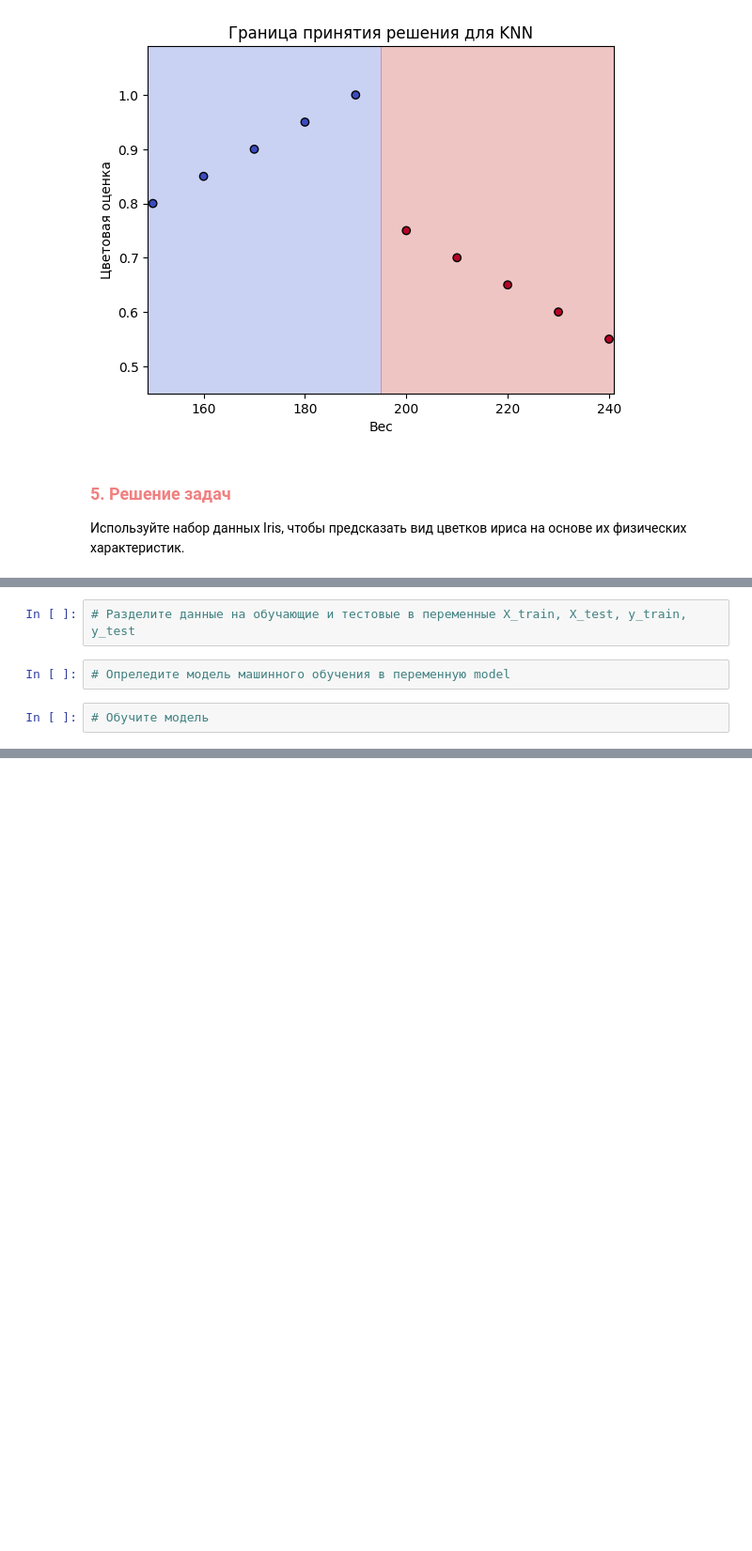
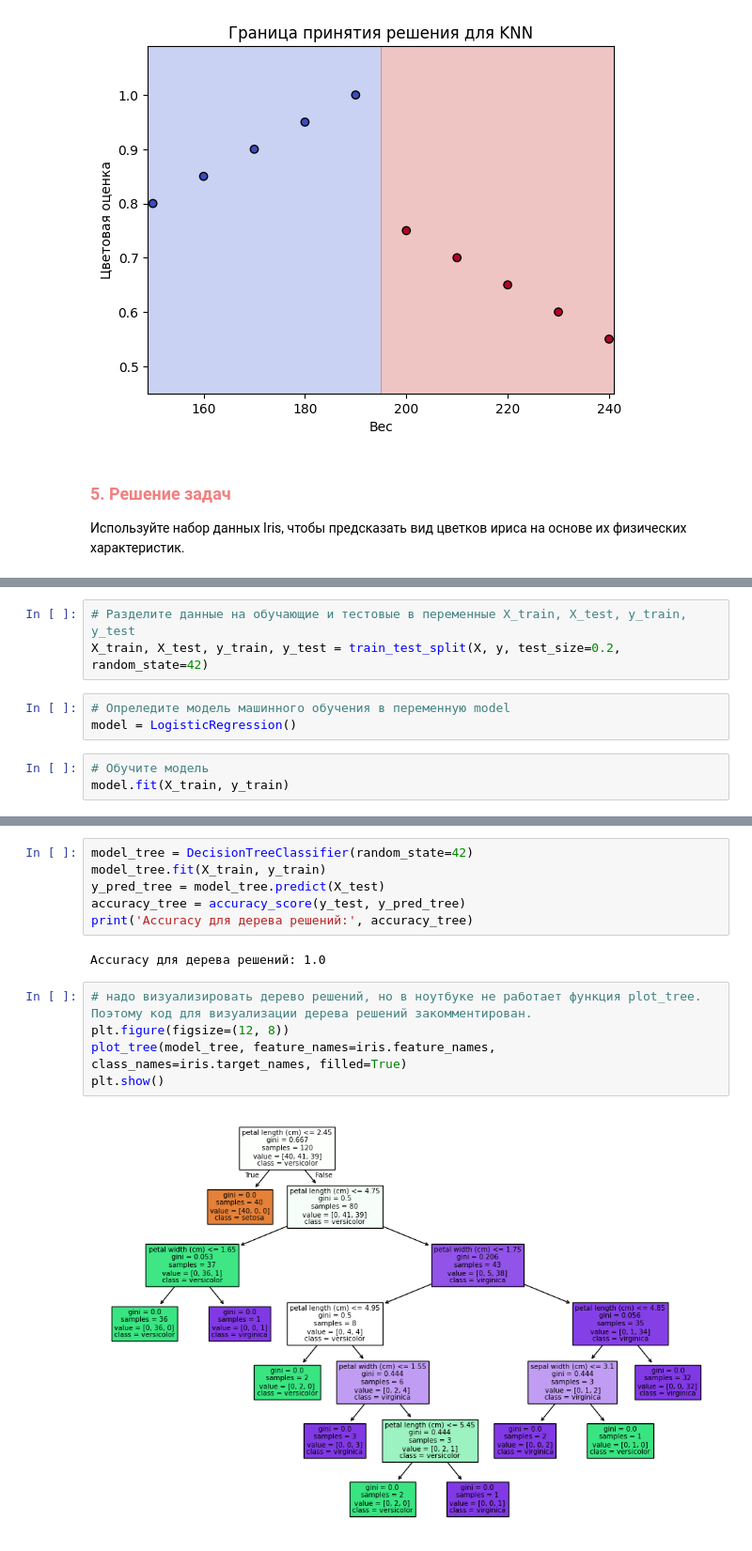
Before and after one commit to gggvitalii90/python_analytics_ich_120925, a Jupyter notebook: notebooks/Python for DA_L21_2-for_students.ipynb, the cells around one changed output, grey strips where cells are left out. Shown at 94% size. Drawn from its saved outputs; the diff is of its cells as text; blank space fills up the shorter version.

```diff
--- a/notebooks/Python for DA_L21_2-for_students.ipynb
+++ b/notebooks/Python for DA_L21_2-for_students.ipynb
@@ -301,6 +338,9 @@ plt.show()
 # %%
 # Разделите данные на обучающие и тестовые в переменные X_train, X_test, y_train, y_test
+X_train, X_test, y_train, y_test = train_test_split(X, y, test_size=0.2, random_state=42)
 # %%
 # Опреледите модель машинного обучения в переменную model
+model = LogisticRegression()
 # %%
 # Обучите модель
+model.fit(X_train, y_train)
@@ -312,0 +378,15 @@ plt.show()
+# %%
+model_tree = DecisionTreeClassifier(random_state=42)
+model_tree.fit(X_train, y_train)
+y_pred_tree = model_tree.predict(X_test)
+accuracy_tree = accuracy_score(y_test, y_pred_tree)
+print('Accuracy для дерева решений:', accuracy_tree)
+# %% [output]
+Accuracy для дерева решений: 1.0
+# %%
+# надо визуализировать дерево решений, но в ноутбуке не работает функция plot_tree. Поэтому код для визуализации дерева решений закомментирован.
+plt.figure(figsize=(12, 8))
+plot_tree(model_tree, feature_names=iris.feature_names, class_names=iris.target_names, filled=True)
+plt.show()
+# %% [output]
+[figure, added]
```
Also changed, not shown: parts of 10 cells of this notebook, 8 other files.
